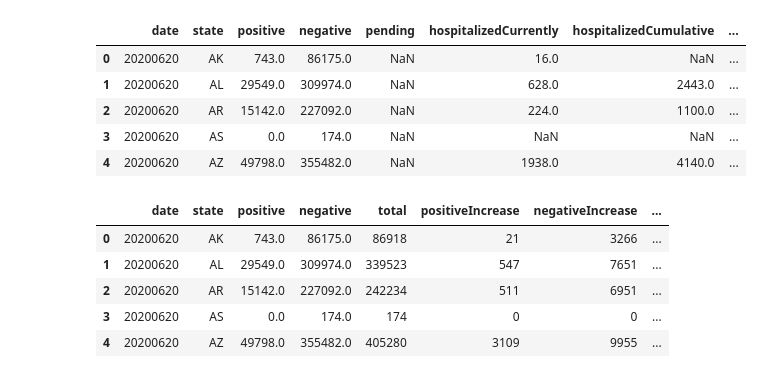
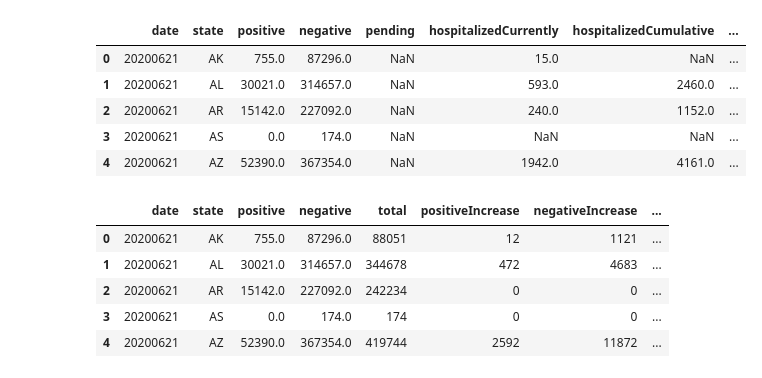
Before and after one commit to Tyler-Gatech/knightly_stats, a Jupyter notebook: notebooks/covidtesting.ipynb, the cells around one changed output. Saved outputs shown, nothing was run; the diff lists cells and outputs as text; code cells hidden in the pictures.

```diff
--- a/notebooks/covidtesting.ipynb
+++ b/notebooks/covidtesting.ipynb
@@ -6,26 +7,27 @@ from IPython.display import display
 pd.set_option('display.max_columns', None)
 # %%
 # Read in daily state data
-df = pd.read_csv('../data/covidstatesdaily.csv')
+# df = pd.read_csv('../data/covidstatesdaily.csv')
+df = pd.read_csv('https://covidtracking.com/api/v1/states/daily.csv')
 df.head()
 # %% [output]
 |  | date | state | positive | negative | pending | hospitalizedCurrently | hospitalizedCumulative | ... |
-| 0 | 20200620 | AK | 743.0 | 86175.0 | NaN | 16.0 | NaN | ... |
-| 1 | 20200620 | AL | 29549.0 | 309974.0 | NaN | 628.0 | 2443.0 | ... |
-| 2 | 20200620 | AR | 15142.0 | 227092.0 | NaN | 224.0 | 1100.0 | ... |
-| 3 | 20200620 | AS | 0.0 | 174.0 | NaN | NaN | NaN | ... |
-| 4 | 20200620 | AZ | 49798.0 | 355482.0 | NaN | 1938.0 | 4140.0 | ... |
+| 0 | 20200621 | AK | 755.0 | 87296.0 | NaN | 15.0 | NaN | ... |
+| 1 | 20200621 | AL | 30021.0 | 314657.0 | NaN | 593.0 | 2460.0 | ... |
+| 2 | 20200621 | AR | 15142.0 | 227092.0 | NaN | 240.0 | 1152.0 | ... |
+| 3 | 20200621 | AS | 0.0 | 174.0 | NaN | NaN | NaN | ... |
+| 4 | 20200621 | AZ | 52390.0 | 367354.0 | NaN | 1942.0 | 4161.0 | ... |
 # %%
 df = df[['date','state','positive','negative','total','positiveIncrease','negativeIncrease','totalTestResultsIncrease']]
 # %%
 df.head()
 # %% [output]
 |  | date | state | positive | negative | total | positiveIncrease | negativeIncrease | ... |
-| 0 | 20200620 | AK | 743.0 | 86175.0 | 86918 | 21 | 3266 | ... |
-| 1 | 20200620 | AL | 29549.0 | 309974.0 | 339523 | 547 | 7651 | ... |
-| 2 | 20200620 | AR | 15142.0 | 227092.0 | 242234 | 511 | 6951 | ... |
-| 3 | 20200620 | AS | 0.0 | 174.0 | 174 | 0 | 0 | ... |
-| 4 | 20200620 | AZ | 49798.0 | 355482.0 | 405280 | 3109 | 9955 | ... |
+| 0 | 20200621 | AK | 755.0 | 87296.0 | 88051 | 12 | 1121 | ... |
+| 1 | 20200621 | AL | 30021.0 | 314657.0 | 344678 | 472 | 4683 | ... |
+| 2 | 20200621 | AR | 15142.0 | 227092.0 | 242234 | 0 | 0 | ... |
+| 3 | 20200621 | AS | 0.0 | 174.0 | 174 | 0 | 0 | ... |
+| 4 | 20200621 | AZ | 52390.0 | 367354.0 | 419744 | 2592 | 11872 | ... |
 # %%
 df = df.sort_values(by='date')
 
```
Also changed, not shown: parts of 5 cells of this notebook, 2 other files.
